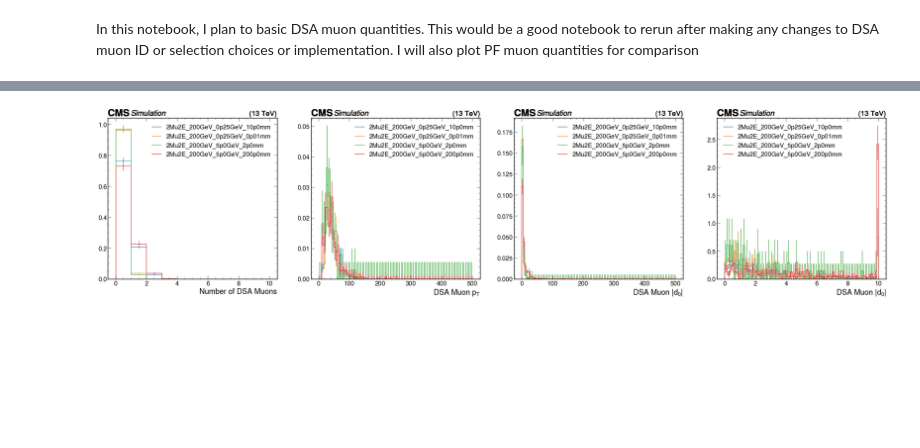
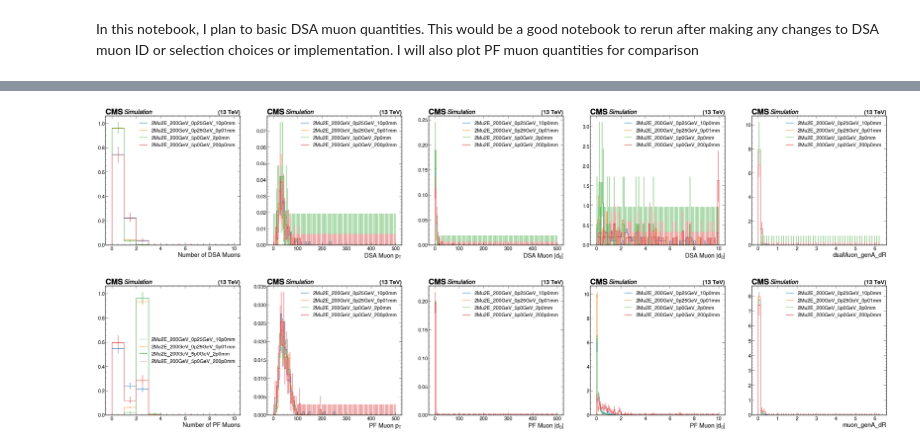
Before and after one commit to yeopjjang/SIDM, a Jupyter notebook: sidm/studies/obj_basics/dsa_muons.ipynb, the cells around one changed output, grey strips where cells are left out. Drawn from its saved outputs; the diff is of its cells as text; code cells hidden in the pictures; blank space fills up the shorter version.

Commit message:
Add lepton - dark photon matching and dR hists

```diff
--- a/sidm/studies/obj_basics/dsa_muons.ipynb
+++ b/sidm/studies/obj_basics/dsa_muons.ipynb
@@ -24,29 +24,28 @@ samples = [
     '2Mu2E_200GeV_5p0GeV_2p0mm',
     '2Mu2E_200GeV_5p0GeV_200p0mm',
 ]
-fileset = utilities.make_fileset(samples, "llpNanoAOD_v2", max_files=5, location_cfg="signal_2mu2e_v10.yaml")
+fileset = utilities.make_fileset(samples, "llpNanoAOD_v2", max_files=1, location_cfg="signal_2mu2e_v10.yaml")
 # %%
 runner = processor.Runner(
-    #executor=processor.IterativeExecutor(),
-    executor=processor.FuturesExecutor(),
+    executor=processor.IterativeExecutor(),
+    #executor=processor.FuturesExecutor(),
     schema=NanoAODSchema,
-    #maxchunks=1,
+    maxchunks=1,
     skipbadfiles=True
 )
 
 channels = [
-    "baseNoLj",
+    "baseNoLj_matchedLeptons",
+    "baseNoLjNoLjsource_matchedLeptons",
 ]
 p = sidm_processor.SidmProcessor(
     channels,
-    ["muon_base", "dsaMuon_base"],
+    ["muon_base", "dsaMuon_base", "lepton_genA_base"],
     #verbose=True,
 )
 
 output = runner.run(fileset, treename='Events', processor_instance=p)
 out = output["out"]
-hists = out[samples[0]]["hists"]
-ch = channels[0]
 # %% [output]
 [interactive output not drawn]
 [interactive output not drawn]
@@ -68,7 +71,7 @@ ch = channels[0]
 [interactive output not drawn]
 [interactive output not drawn]
 # %%
-def plot_row(plots, samples, ylog=False, density=False):
+def plot_row(plots, samples, ch, ylog=False, density=False):
     n = len(plots)
     plt.subplots(1, n, figsize=(12*n, 10))
     for i, plot in enumerate(plots):
@@ -79,7 +82,9 @@ def plot_row(plots, samples, ylog=False, density=False):
                 plt.yscale("log")
             plt.legend(samples)
 # %%
-plot_row(["dsaMuon_n", "dsaMuon_pt", "dsaMuon_absD0", "dsaMuon_absD0_lowRange"], samples, density=True)
+plot_row(["dsaMuon_n", "dsaMuon_pt", "dsaMuon_absD0", "dsaMuon_absD0_lowRange", "dsaMuon_genA_dR"], samples, channels[0], density=True)
+plot_row(["muon_n", "muon_pt", "muon_absD0", "muon_absD0_lowRange", "muon_genA_dR"], samples, channels[0], density=True)
 # %% [output]
-[figure, old version]
+[figure, new version]
+[figure, added]
 # %%
```
Also changed, not shown: parts of 2 cells of this notebook, 4 other files.
